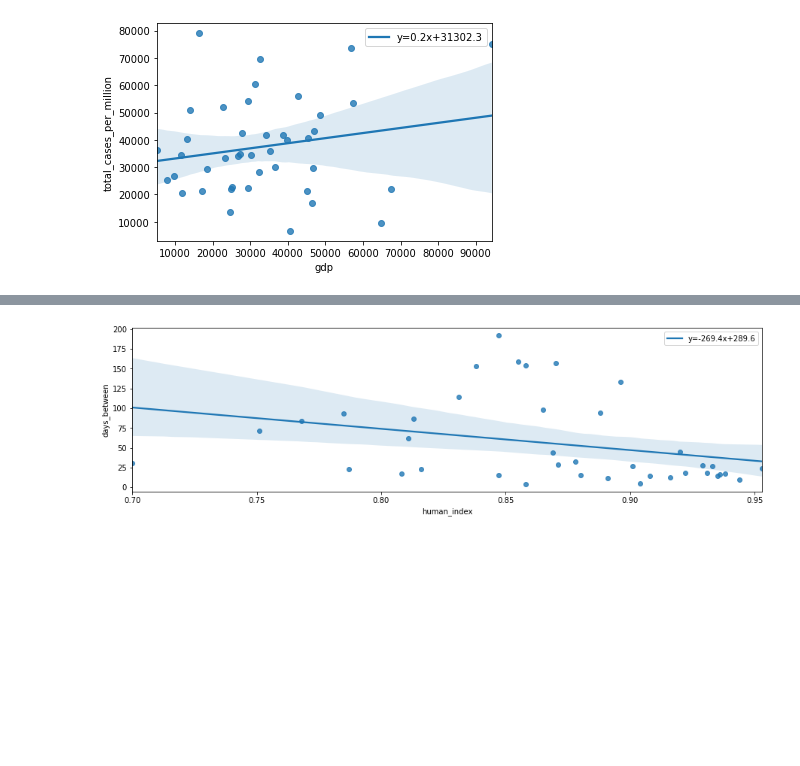
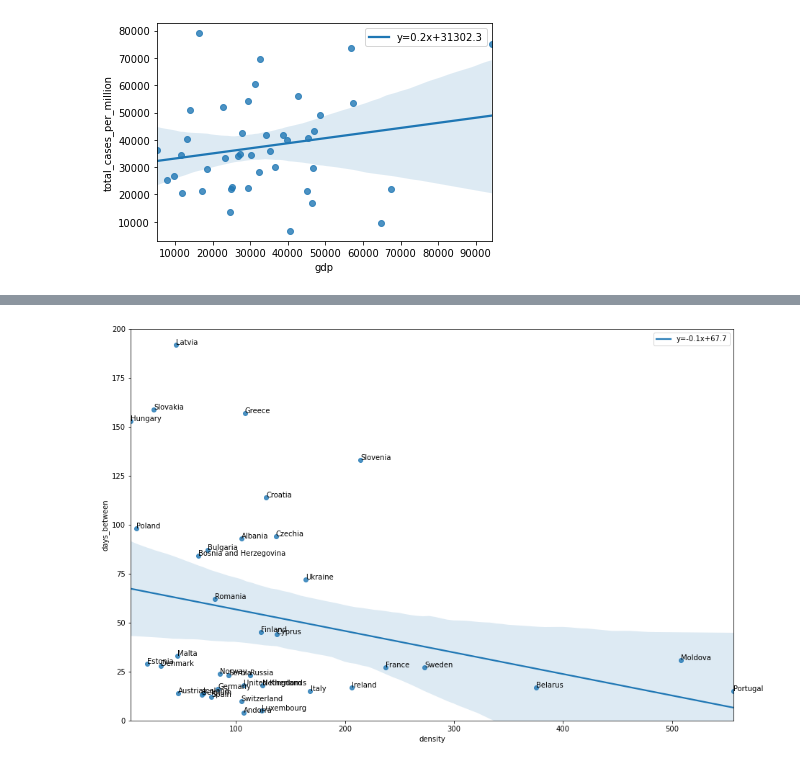
Before and after one commit to Garorod/datathon, a Jupyter notebook: First Dataset.ipynb, the cells around one changed output, grey strips where cells are left out. Drawn from its saved outputs; the diff is of its cells as text; code cells hidden in the pictures; blank space fills up the shorter version.

```diff
--- a/First Dataset.ipynb
+++ b/First Dataset.ipynb
@@ -220,6 +244,9 @@ day_of_1000 = []
 human_index = []
 policy_stringency_100 = []
 policy_stringency_1000 = []
+pop_density = []
+icu_per_mil = []
+hosp_per_mil = []
 for c in countries:
     country_data = eu[eu.location== c].reset_index()
     country_data['day_of_100'] = 0
@@ -237,10 +264,18 @@ for c in countries:
         human_index.append(country_data.human_development_index.mean())
         policy_stringency_100.append(country_data.stringency_index.loc[day_100])
         policy_stringency_1000.append(country_data.stringency_index.loc[day_1000])
+        density.append(country_data.population_density.mean())
+        icu_per_mil.append(None)
+        hosp_per_mil.append(None)
     except:
         human_index.append(None)
         policy_stringency_100.append(None)
         policy_stringency_1000.append(None)
+        density.append(None)
 # %%
-ans = pd.DataFrame([countries,day_of_100,day_of_1000,human_index,policy_stringency_100,policy_stringency_1000]).T
-ans.columns = ['location','day_100','day_1000','human_index','policy_100','policy_1000']
+ans = pd.DataFrame([countries,day_of_100,day_of_1000,human_index,policy_stringency_100,
+                    policy_stringency_1000,density]).T
+ans.columns = ['location','day_100','day_1000','human_index','policy_100','policy_1000','density']
+
+ans['days_between'] = ans['day_1000'] - ans['day_100']
+ans = ans.dropna()
@@ -249,0 +282,5 @@ ans = ans.dropna()
+# %%
+def label_point(x, y, val, ax):
+    a = pd.concat({'x': x, 'y': y, 'val': val}, axis=1)
+    for i, point in a.iterrows():
+        ax.text(point['x']+.02, point['y'], str(point['val']))
@@ -264,14 +376,20 @@ plt.show()
 # %%
-plt.figure(figsize = (15,4))
-
-slope, intercept, r_value, p_value, std_err = stats.linregress(ans['human_index'].astype('float'),
-                                                               y=ans['days_between'].astype('float'))
+ans_ = ans.sort_values(by = 'density')[:-1]#removing outlier
+plt.figure(figsize = (15,10))
+x1 = ans_['density'].astype('float')
+y1 = ans_['days_between'].astype('float')
+val1 = ans_.location
 
 
-sns.regplot(x=ans['human_index'].astype('float'), y=ans['days_between'].astype('float'),
+slope, intercept, r_value, p_value, std_err = stats.linregress(ans_['density'].astype('float'),
+                                                               y=ans_['days_between'].astype('float'))
+
+sns.regplot(x=ans_['density'].astype('float'), y=ans_['days_between'].astype('float'),
             line_kws={'label':"y={0:.1f}x+{1:.1f}".format(slope,intercept)})
 plt.legend()
+label_point(x1, y1, val1, plt.gca())
+plt.ylim(0,200)
 
 plt.show()
 # %% [output]
-[figure, old version]
+[figure, new version]
```
Also changed, not shown: parts of 9 cells of this notebook.
